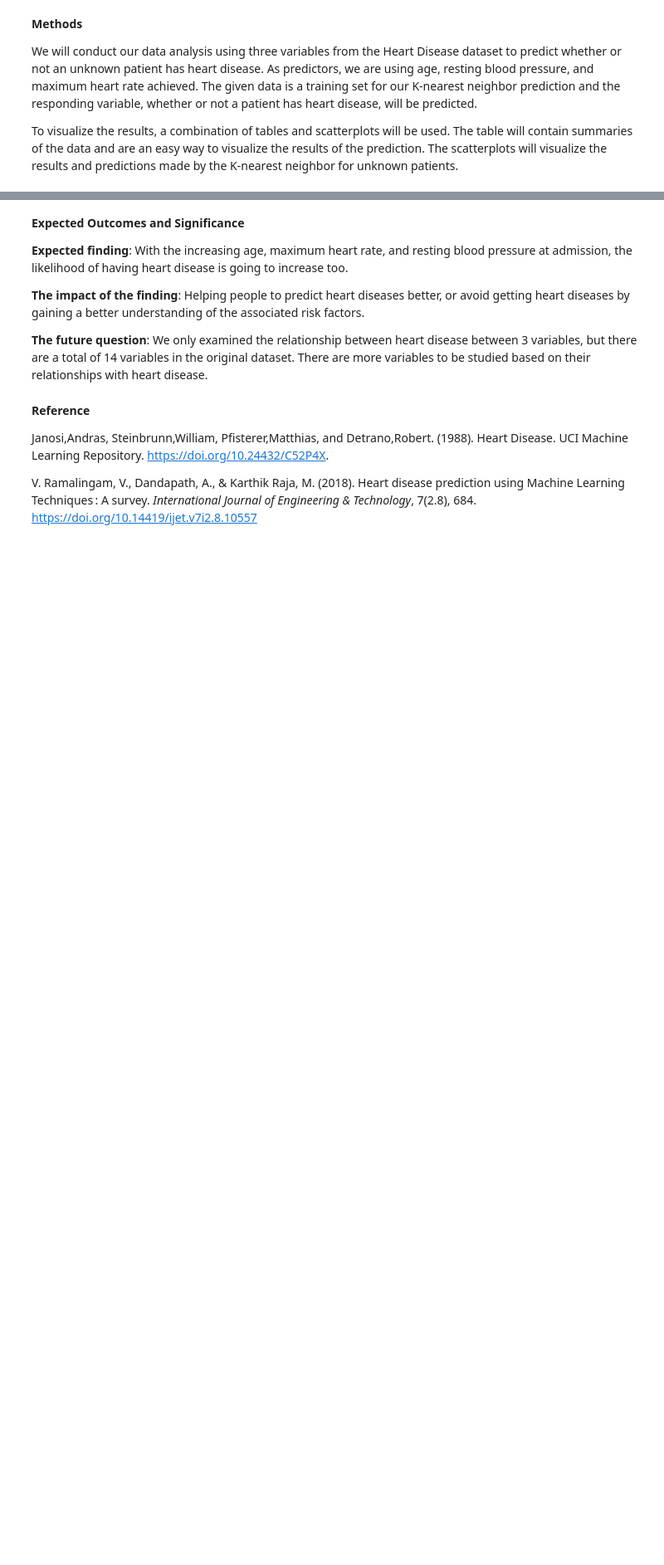
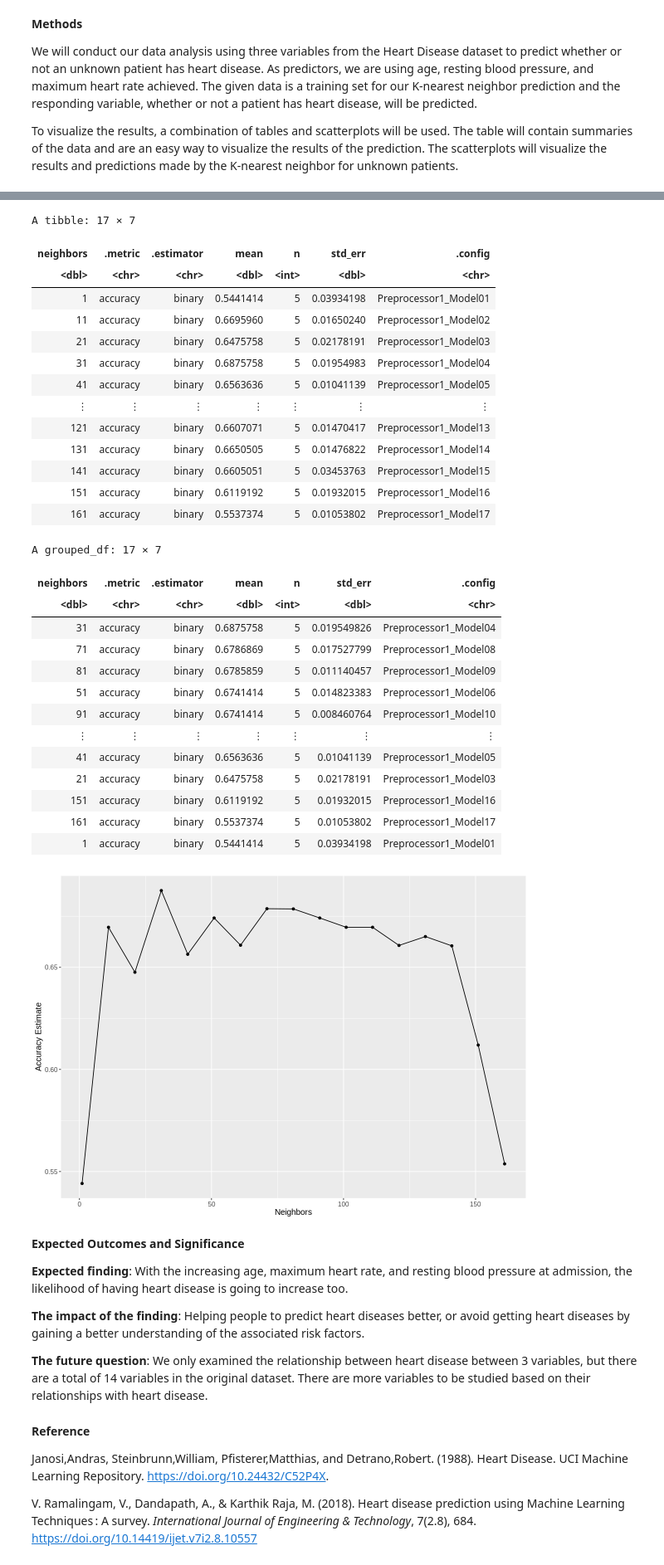
Before and after one commit to holiday-sean/dsci100_project, a Jupyter notebook: project.ipynb, the cells around one changed output, grey strips where cells are left out. Shown at 83% size. Cells and saved outputs as stored; diff of their text form; code cells hidden in the pictures; blank space fills up the shorter version.

Commit message:
Began Data Analysis
Calculated optimal #neighbor for our prediction model

```diff
--- a/project.ipynb
+++ b/project.ipynb
@@ -178,0 +199,42 @@ To visualize the results, a combination of tables and scatterplots will be used.
+# %%
+set.seed(3)
+
+heart_disease_recipe <- recipe(is_disease_present ~ thalach + trestbps + age, data = heart_disease_training) |>
+  step_scale(all_predictors()) |>
+  step_center(all_predictors())
+
+heart_disease_recipe
+
+knn_spec <- nearest_neighbor(weight_func = "rectangular", neighbors = tune()) |>
+    set_engine("kknn") |>
+    set_mode("classification")
+
+heart_disease_vfold <- vfold_cv(heart_disease_training, v = 5, strata = is_disease_present)
+
+k_vals <- tibble(neighbors = seq(from = 1, to = 170, by = 10))
+
+knn_results <- workflow() |>
+    add_recipe(heart_disease_recipe) |>
+    add_model(knn_spec) |>
+    tune_grid(resamples = heart_disease_vfold, grid = k_vals) |>
+    collect_metrics()
+
+accuracies <- knn_results |>
+    filter(.metric == "accuracy")
+
+accuracies
+
+accuracy_vs_k_lots <- ggplot(accuracies, aes(x = neighbors, y = mean)) +
+  geom_point() +
+  geom_line() +
+  labs(x = "Neighbors", y = "Accuracy Estimate") +
+  theme(text = element_text(size = 12))
+
+accuracy_vs_k_lots
+
+optimal_neighbor_number <- accuracies |>
+    group_by(neighbors) |>
+    arrange(by = desc(mean))
+
+optimal_neighbor_number
+# %% [output]
@@ -179,3 +259,32 @@ To visualize the results, a combination of tables and scatterplots will be used.
+A tibble: 17 × 7
+| neighbors | .metric | .estimator | mean | n | std_err | .config |
+| <dbl> | <chr> | <chr> | <dbl> | <int> | <dbl> | <chr> |
+| 1 | accuracy | binary | 0.5441414 | 5 | 0.03934198 | Preprocessor1_Model01 |
+| 11 | accuracy | binary | 0.6695960 | 5 | 0.01650240 | Preprocessor1_Model02 |
+| 21 | accuracy | binary | 0.6475758 | 5 | 0.02178191 | Preprocessor1_Model03 |
+| 31 | accuracy | binary | 0.6875758 | 5 | 0.01954983 | Preprocessor1_Model04 |
+| 41 | accuracy | binary | 0.6563636 | 5 | 0.01041139 | Preprocessor1_Model05 |
+| ⋮ | ⋮ | ⋮ | ⋮ | ⋮ | ⋮ | ⋮ |
+| 121 | accuracy | binary | 0.6607071 | 5 | 0.01470417 | Preprocessor1_Model13 |
+| 131 | accuracy | binary | 0.6650505 | 5 | 0.01476822 | Preprocessor1_Model14 |
+| 141 | accuracy | binary | 0.6605051 | 5 | 0.03453763 | Preprocessor1_Model15 |
+| 151 | accuracy | binary | 0.6119192 | 5 | 0.01932015 | Preprocessor1_Model16 |
+| 161 | accuracy | binary | 0.5537374 | 5 | 0.01053802 | Preprocessor1_Model17 |
+A grouped_df: 17 × 7
+| neighbors | .metric | .estimator | mean | n | std_err | .config |
+| <dbl> | <chr> | <chr> | <dbl> | <int> | <dbl> | <chr> |
+| 31 | accuracy | binary | 0.6875758 | 5 | 0.019549826 | Preprocessor1_Model04 |
+| 71 | accuracy | binary | 0.6786869 | 5 | 0.017527799 | Preprocessor1_Model08 |
+| 81 | accuracy | binary | 0.6785859 | 5 | 0.011140457 | Preprocessor1_Model09 |
+| 51 | accuracy | binary | 0.6741414 | 5 | 0.014823383 | Preprocessor1_Model06 |
+| 91 | accuracy | binary | 0.6741414 | 5 | 0.008460764 | Preprocessor1_Model10 |
+| ⋮ | ⋮ | ⋮ | ⋮ | ⋮ | ⋮ | ⋮ |
+| 41 | accuracy | binary | 0.6563636 | 5 | 0.01041139 | Preprocessor1_Model05 |
+| 21 | accuracy | binary | 0.6475758 | 5 | 0.02178191 | Preprocessor1_Model03 |
+| 151 | accuracy | binary | 0.6119192 | 5 | 0.01932015 | Preprocessor1_Model16 |
+| 161 | accuracy | binary | 0.5537374 | 5 | 0.01053802 | Preprocessor1_Model17 |
+| 1 | accuracy | binary | 0.5441414 | 5 | 0.03934198 | Preprocessor1_Model01 |
+[figure, added]
 # %% [markdown]
 **Expected Outcomes and Significance**
 
```
Also changed, not shown: parts of 4 cells of this notebook.
